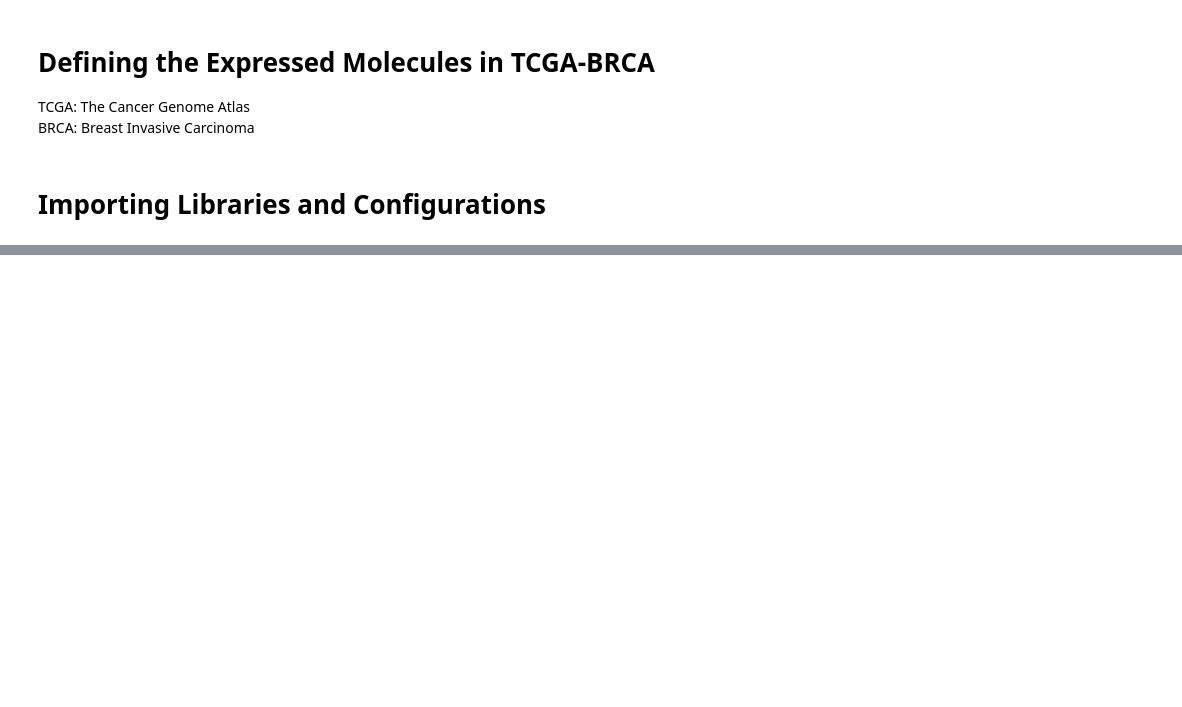
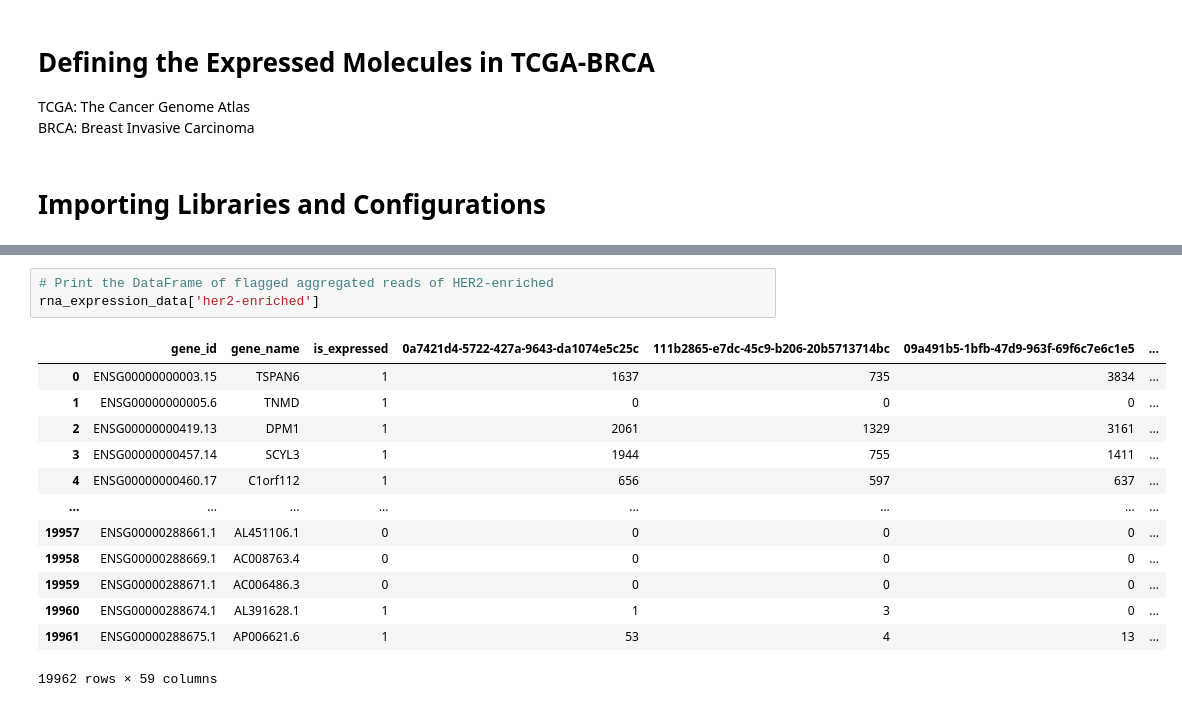
Before and after one commit to MylenaRoberta/pan-cancer-analysis, a Jupyter notebook: notebooks/02_interactions/01_brca-expression-definition.ipynb, the cells around one changed output, grey strips where cells are left out. Drawn from its saved outputs; the diff is of its cells as text; blank space fills up the shorter version.

```diff
--- a/notebooks/02_interactions/01_brca-expression-definition.ipynb
+++ b/notebooks/02_interactions/01_brca-expression-definition.ipynb
@@ -313,0 +283,17 @@ aggregated_reads['mir']
+# %%
+# Print the DataFrame of flagged aggregated reads of HER2-enriched
+rna_expression_data['her2-enriched']
+# %% [output]
+|  | gene_id | gene_name | is_expressed | 0a7421d4-5722-427a-9643-da1074e5c25c | 111b2865-e7dc-45c9-b206-20b5713714bc | 09a491b5-1bfb-47d9-963f-69f6c7e6c1e5 | ... |
+| 0 | ENSG00000000003.15 | TSPAN6 | 1 | 1637 | 735 | 3834 | ... |
+| 1 | ENSG00000000005.6 | TNMD | 1 | 0 | 0 | 0 | ... |
+| 2 | ENSG00000000419.13 | DPM1 | 1 | 2061 | 1329 | 3161 | ... |
+| 3 | ENSG00000000457.14 | SCYL3 | 1 | 1944 | 755 | 1411 | ... |
+| 4 | ENSG00000000460.17 | C1orf112 | 1 | 656 | 597 | 637 | ... |
+| ... | ... | ... | ... | ... | ... | ... | ... |
+| 19957 | ENSG00000288661.1 | AL451106.1 | 0 | 0 | 0 | 0 | ... |
+| 19958 | ENSG00000288669.1 | AC008763.4 | 0 | 0 | 0 | 0 | ... |
+| 19959 | ENSG00000288671.1 | AC006486.3 | 0 | 0 | 0 | 0 | ... |
+| 19960 | ENSG00000288674.1 | AL391628.1 | 1 | 1 | 3 | 0 | ... |
+| 19961 | ENSG00000288675.1 | AP006621.6 | 1 | 53 | 4 | 13 | ... |
+19962 rows × 59 columns
```
Also changed, not shown: parts of 55 cells of this notebook, 13 other files.
